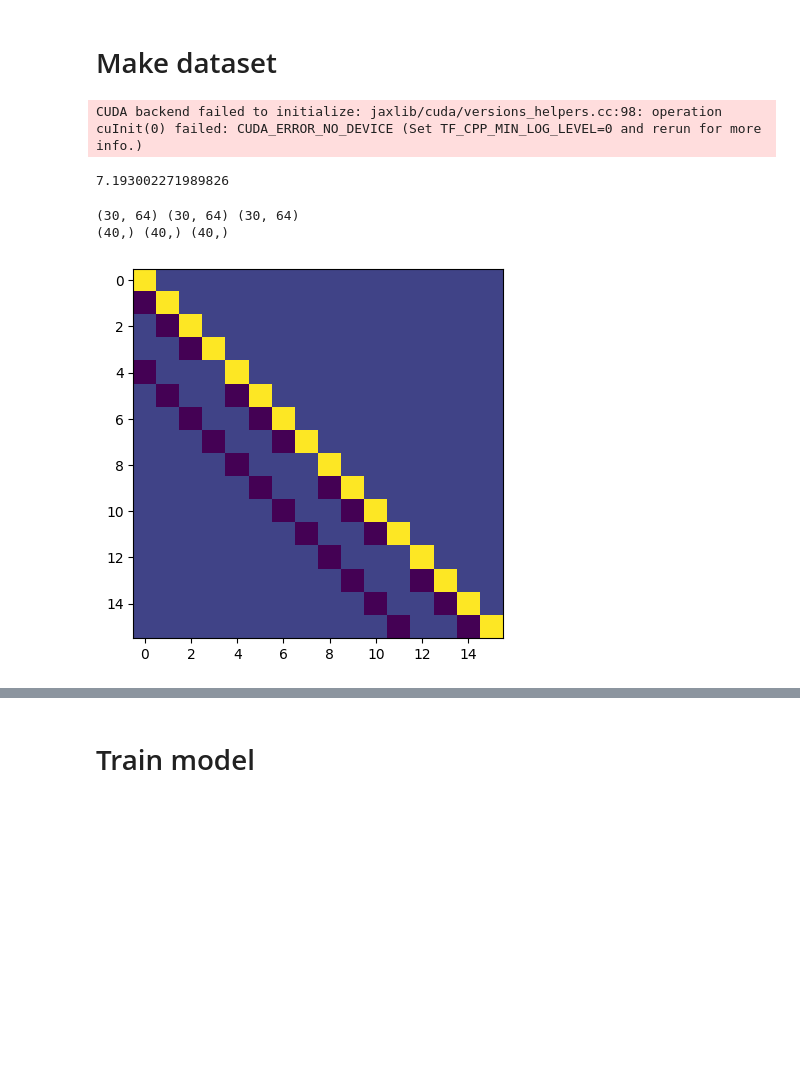
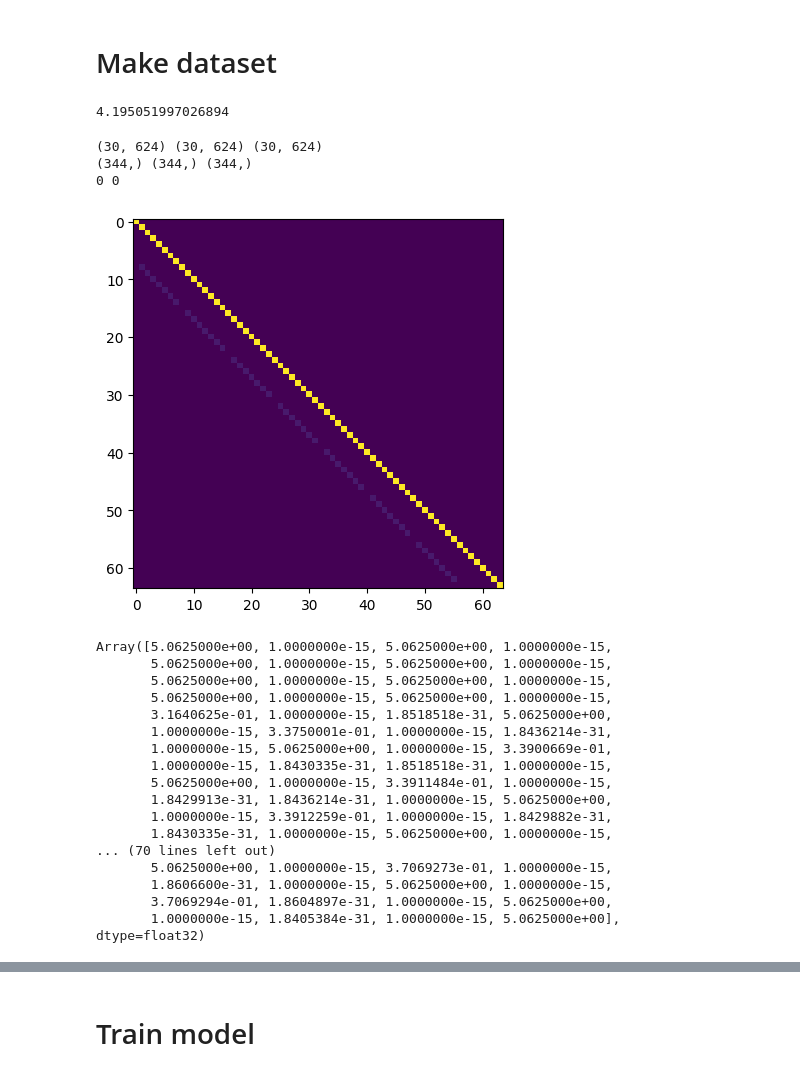
Before and after one commit to vltrifonov/PreCorrector, a Jupyter notebook: experiments/Experiments_Poisson2D.ipynb, the cells around one changed output, grey strips where cells are left out. Drawn from its saved outputs; the diff is of its cells as text; code cells hidden in the pictures; blank space fills up the shorter version.

```diff
--- a/experiments/Experiments_Poisson2D.ipynb
+++ b/experiments/Experiments_Poisson2D.ipynb
@@ -30,15 +30,15 @@ from train import train
 # Setup experiment
 # %%
 dataset = 'simple'                # 'krylov', 'simple'
-grid = 4
+grid = 8
 N_samples_train = 30
 N_samples_test = 5
 
-rhs_train = rhs_test = [5, 5, 2]           # 'random', 'laplace', [5, 5, 2]
+rhs_train = rhs_test = 'random'           # 'random', 'laplace', [5, 5, 2]
 k_train = k_test = 'poisson'           # 'random', 'poisson', [5, 5, 2]
 rhs_offset_train = rhs_offset_test = 0
 k_offset_train = k_offset_test = 10
-lhs_type = 'fd'
+lhs_type = 'ilu2'
 
 cg_repeats = 300
 if dataset == 'simple': cg_repeats = 1
@@ -78,26 +78,51 @@ elif dataset == 'simple':
                                                              k_distr=k_test, k_offset=k_offset_test, lhs_type=lhs_type)
 print(perf_counter() - s1)
 # %% [output]
-CUDA backend failed to initialize: jaxlib/cuda/versions_helpers.cc:98: operation cuInit(0) failed: CUDA_ERROR_NO_DEVICE (Set TF_CPP_MIN_LOG_LEVEL=0 and rerun for more info.)
+4.195051997026894
-7.193002271989826
 # %%
 from data.utils import direc_graph_from_linear_system_sparse, graph_tril, graph_to_low_tri_mat_sparse
 from jax.experimental import sparse as jsparse
+
+A_train = jsparse.bcoo_sort_indices(A_train)
 
 nodes, edges, receivers, senders, _ = direc_graph_from_linear_system_sparse(A_train, b_train)
 print(edges.shape, receivers.shape, senders.shape)
 nodes, edges, receivers, senders = nodes[0, ...][None, ...], edges[0, ...], receivers[0, ...], senders[0, ...]
 nodes, edges, receivers, senders = graph_tril(nodes, edges, receivers, senders)
 print(edges.shape, receivers.shape, senders.shape)
 
 # abc_tril = vmap(graph_to_low_tri_mat_sparse, in_axes=(0, 0, 0, 0), out_axes=(0))(nodes[None, ...], edges[None, ...], receivers[None, ...], senders[None, ...])
 abc_tril = graph_to_low_tri_mat_sparse(nodes, edges, receivers, senders)
 # abc_tril.data = abc_tril.data * 0 + 1
-plt.imshow(abc_tril.todense());
+for i in range(1):
+#     abc_tril.data = abc_tril.data * 0 + 1
+#     abc_tril.data = abc_tril.data.at[i].set(.5)
+    plt.imshow(abc_tril.todense())
+    print(senders[i], receivers[i])
+    plt.show();
+abc_tril.data
 # %% [output]
-(30, 64) (30, 64) (30, 64)
-(40,) (40,) (40,)
+(30, 624) (30, 624) (30, 624)
+(344,) (344,) (344,)
+0 0
-[figure, old version]
+[figure, new version]
+Array([5.0625000e+00, 1.0000000e-15, 5.0625000e+00, 1.0000000e-15,
+       5.0625000e+00, 1.0000000e-15, 5.0625000e+00, 1.0000000e-15,
+       5.0625000e+00, 1.0000000e-15, 5.0625000e+00, 1.0000000e-15,
+       5.0625000e+00, 1.0000000e-15, 5.0625000e+00, 1.0000000e-15,
+       3.1640625e-01, 1.0000000e-15, 1.8518518e-31, 5.0625000e+00,
+       1.0000000e-15, 3.3750001e-01, 1.0000000e-15, 1.8436214e-31,
+       1.0000000e-15, 5.0625000e+00, 1.0000000e-15, 3.3900669e-01,
+       1.0000000e-15, 1.8430335e-31, 1.8518518e-31, 1.0000000e-15,
+       5.0625000e+00, 1.0000000e-15, 3.3911484e-01, 1.0000000e-15,
+       1.8429913e-31, 1.8436214e-31, 1.0000000e-15, 5.0625000e+00,
+       1.0000000e-15, 3.3912259e-01, 1.0000000e-15, 1.8429882e-31,
+       1.8430335e-31, 1.0000000e-15, 5.0625000e+00, 1.0000000e-15,
+... (70 lines left out)
+       5.0625000e+00, 1.0000000e-15, 3.7069273e-01, 1.0000000e-15,
+       1.8606600e-31, 1.0000000e-15, 5.0625000e+00, 1.0000000e-15,
+       3.7069294e-01, 1.8604897e-31, 1.0000000e-15, 5.0625000e+00,
+       1.0000000e-15, 1.8405384e-31, 1.0000000e-15, 5.0625000e+00],      dtype=float32)
 # %%
 import jax
 
```
Also changed, not shown: parts of 6 cells of this notebook, 1 other file.
